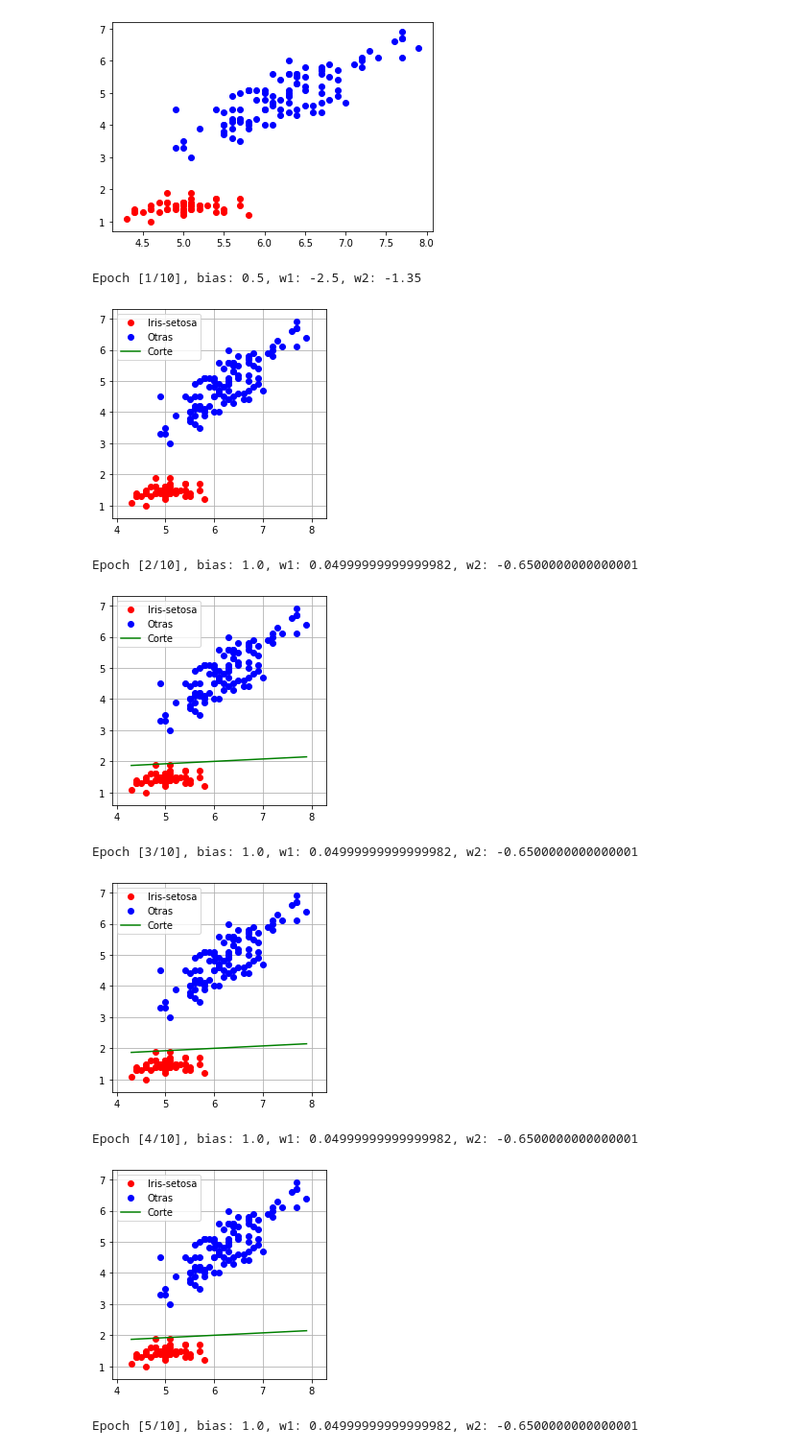
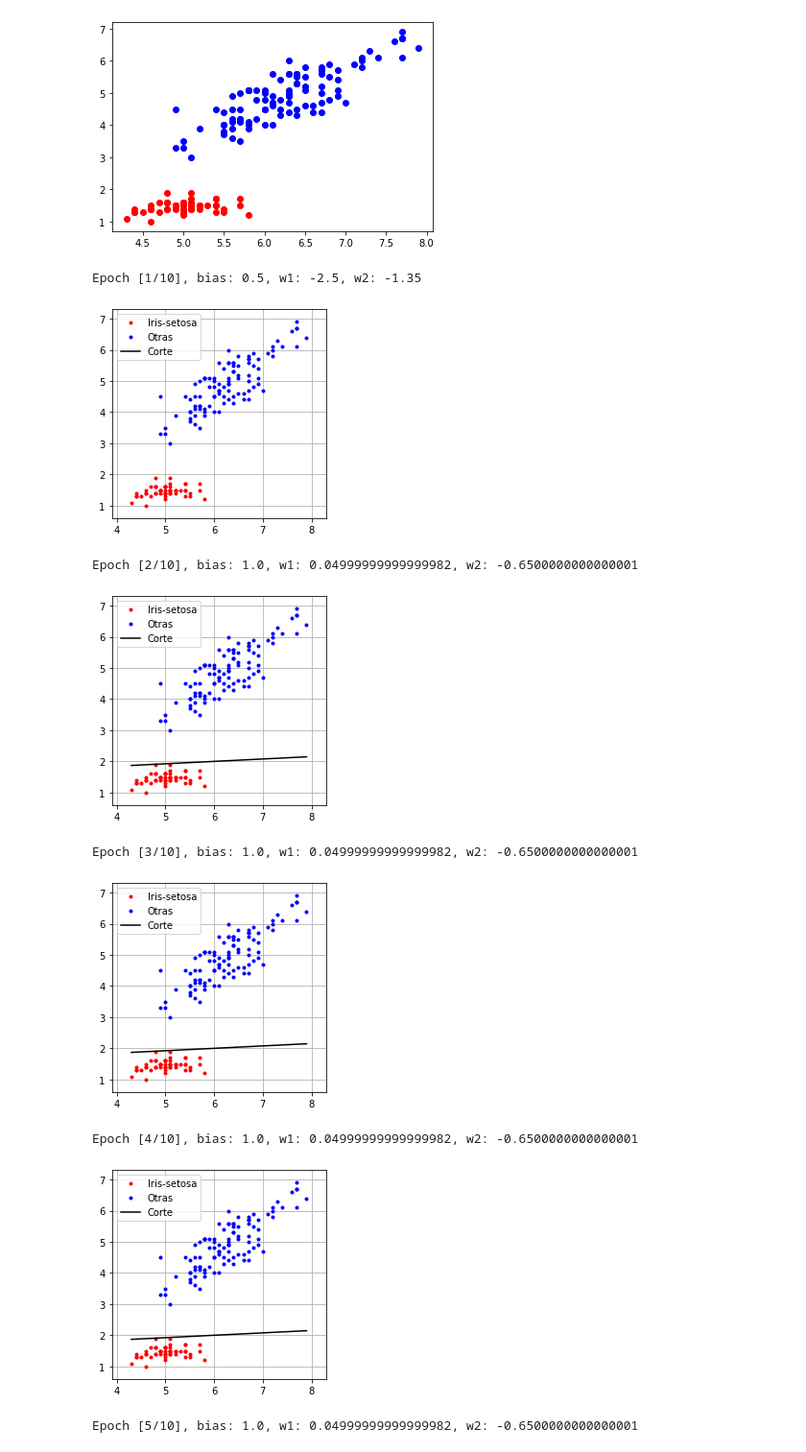
Before and after one commit to juan-p-b/PerezJuanCarlos_RECV_Entrega3, a Jupyter notebook: PerezJuanCarlos_RECV_Entrega3.ipynb, the cells around one changed output. Shown: that part at 96% size. Cells and saved outputs as stored; diff of their text form; code cells hidden in the pictures.

```diff
--- a/PerezJuanCarlos_RECV_Entrega3.ipynb
+++ b/PerezJuanCarlos_RECV_Entrega3.ipynb
@@ -49,40 +51,40 @@ for epoch in range(n_epochs):
         z = i*w_1 + j*w_2 + b
 
         # Función de Activación
         sig_z = act(z)
 
         # Evaluamos la salida (output)
         if sig_z >= 0.5:
             out = 1
         if sig_z < 0.5:
             out = 0
 
         # Calculamos el error
         error = k - out
 
         # Actualizamos los pesos
         b = b + n*error
         w_1 += n*error*i
         w_2 += n*error*j
 
     print('Epoch [{}/{}], bias: {}, w1: {}, w2: {}'.format(epoch+1,n_epochs,b,w_1,w_2))
 
     fig = plt.figure(figsize=(4,4))
-    plt.plot(x1[class_0],x2[class_0],'o',c='red',label='Iris-setosa')
-    plt.plot(x1[class_1],x2[class_1],'o',c='blue',label='Otras')
-    plt.plot(np.sort(x1),y(np.sort(x1)),'-', c='green',label='Corte')
+    plt.plot(x1[class_0],x2[class_0],'.',c='red',label='Iris-setosa')
+    plt.plot(x1[class_1],x2[class_1],'.',c='blue',label='Otras')
+    plt.plot(np.sort(x1),y(np.sort(x1)),'-', c='black',label='Corte')
     plt.xlim(min(x1)-0.4,max(x1)+0.4)
     plt.ylim(min(x2)-0.4,max(x2)+0.4)
     plt.legend()
     plt.grid()
     plt.show()
 # %% [output]
 Epoch [1/10], bias: 0.5, w1: -2.5, w2: -1.35
-[figure, old version]
+[figure, new version]
 Epoch [2/10], bias: 1.0, w1: 0.04999999999999982, w2: -0.6500000000000001
-[figure, old version]
+[figure, new version]
 Epoch [3/10], bias: 1.0, w1: 0.04999999999999982, w2: -0.6500000000000001
-[figure, old version]
+[figure, new version]
 Epoch [4/10], bias: 1.0, w1: 0.04999999999999982, w2: -0.6500000000000001
-[figure, old version]
+[figure, new version]
 Epoch [5/10], bias: 1.0, w1: 0.04999999999999982, w2: -0.6500000000000001
```
Also changed, not shown: parts of 13 cells of this notebook, 1 other file.
